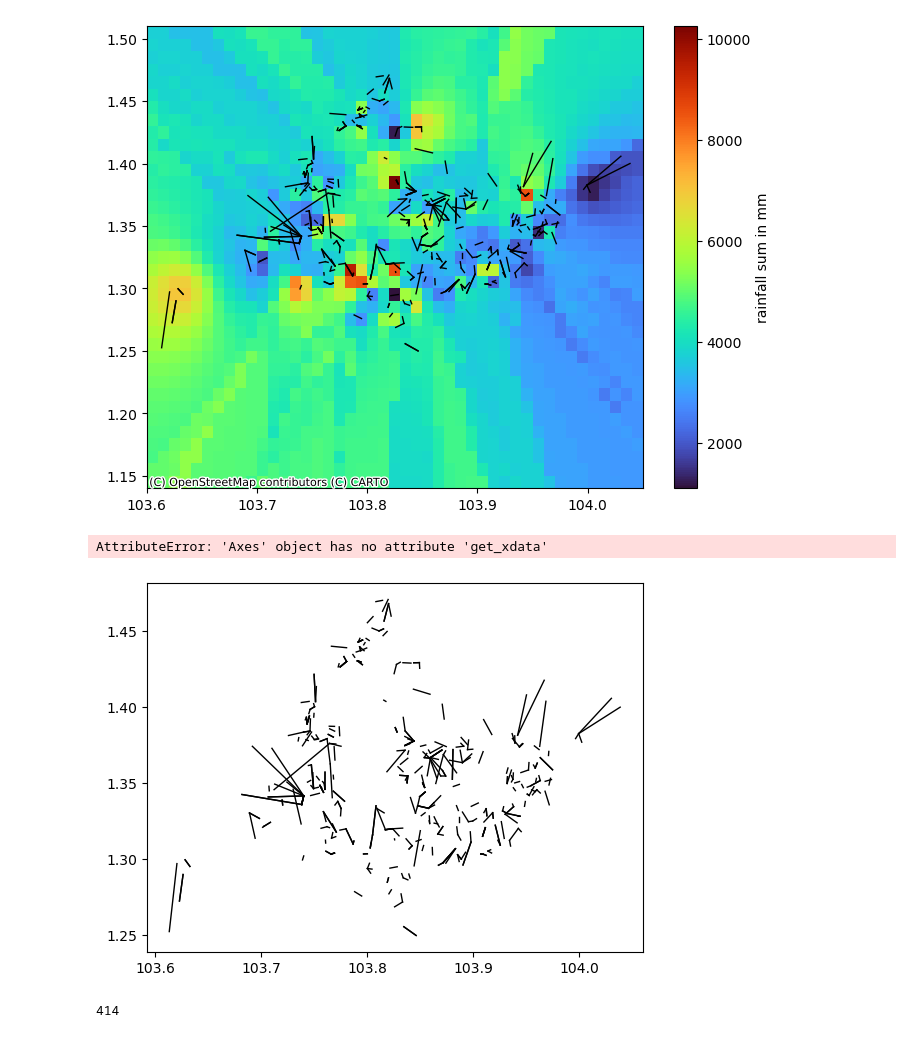
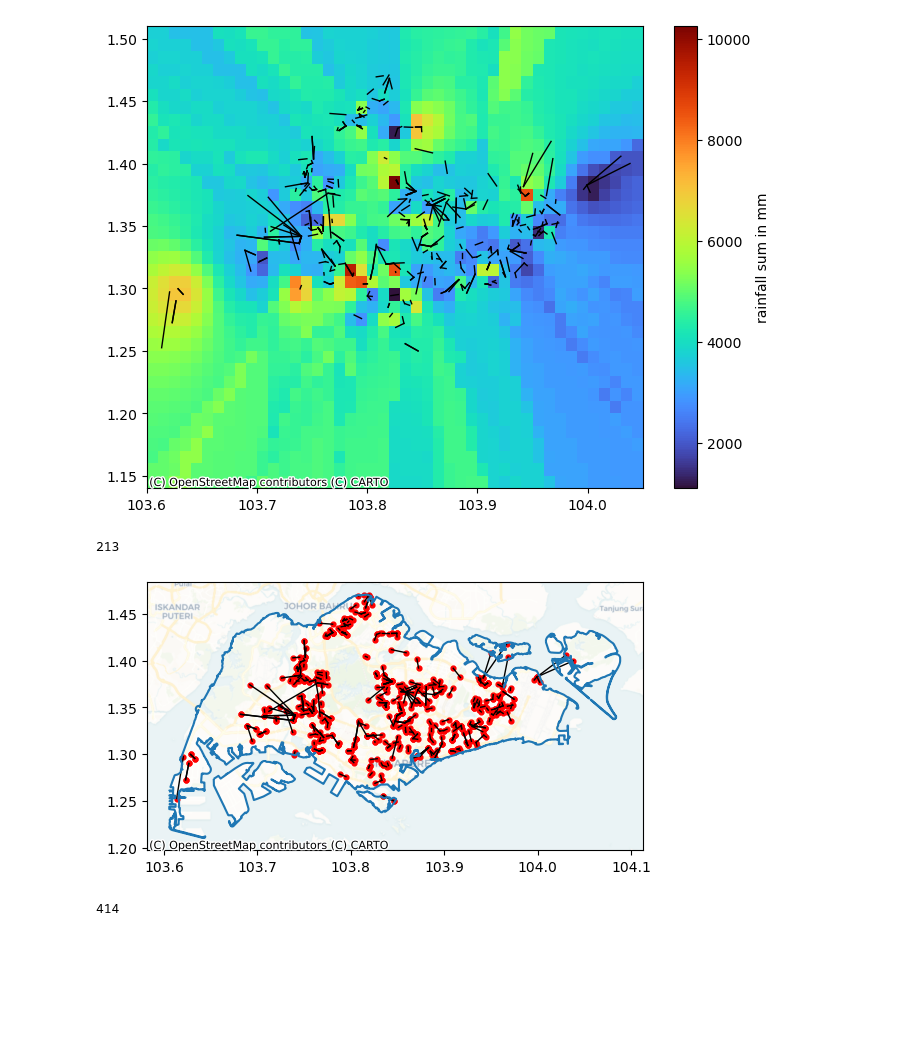
Before and after one commit to jylow/rainfall_data_fusion, a Jupyter notebook: cml.ipynb, the cells around one changed output. Drawn from its saved outputs; the diff is of its cells as text; code cells hidden in the pictures; blank space fills up the shorter version.

Commit message:
rerun benchmarks and add cml station visualisation

```diff
--- a/cml.ipynb
+++ b/cml.ipynb
@@ -346,13 +346,16 @@ Coordinates:
   * link_id        (link_id) <U40 66kB 'AMK_1012_1655_59-ODU_25-ODU' ... 'YIS...
     resource_name  (station) <U81 648B '1012-980-01 Ang Mo Kio Ave 4 Blk 171-...
 # %%
-def plot_cml_lines(ds_cml, ax):
+def plot_cml_lines(ds_cml, ax, visualise_station=False):
   ax.plot(
     [ds_cmls.site_a_longitude, ds_cmls.site_b_longitude],
     [ds_cmls.site_a_latitude, ds_cmls.site_b_latitude],
     'k',
     linewidth=1,
   )
+  if visualise_station:
+    ax.scatter(ds_cmls.site_a_longitude, ds_cmls.site_a_latitude, color='red', s=12)
+    ax.scatter(ds_cmls.site_b_longitude, ds_cmls.site_b_latitude, color='red', s=12)
 
 xcoords= np.arange(103.605, 104.05, 0.01)
 ycoords= np.arange(1.145, 1.51, 0.01)
@@ -388,15 +391,18 @@ fig.colorbar(pc, label="rainfall sum in mm")
 # %% [output]
 <matplotlib.colorbar.Colorbar at 0x...>
 [figure]
+# %%
+print(len(set(cmls_R_15min.site_a_latitude.values)))
+# %% [output]
+213
 # %%
 from utils.visualisation import visualise_with_basemap, visualise_singapore_outline
 fig, ax = plt.subplots()
-plot_cml_lines(cmls_R_15min, ax=ax)
+plot_cml_lines(cmls_R_15min, ax=ax, visualise_station=True)
 visualise_singapore_outline(ax=ax)
 visualise_with_basemap(ax=ax)
 # %% [output]
-AttributeError: 'Axes' object has no attribute 'get_xdata'
-[figure, old version]
+[figure, new version]
 # %%
 print(len(cmls_R_15min.site_a_latitude))
 # %% [output]
```
Also changed, not shown: 2 other files.
